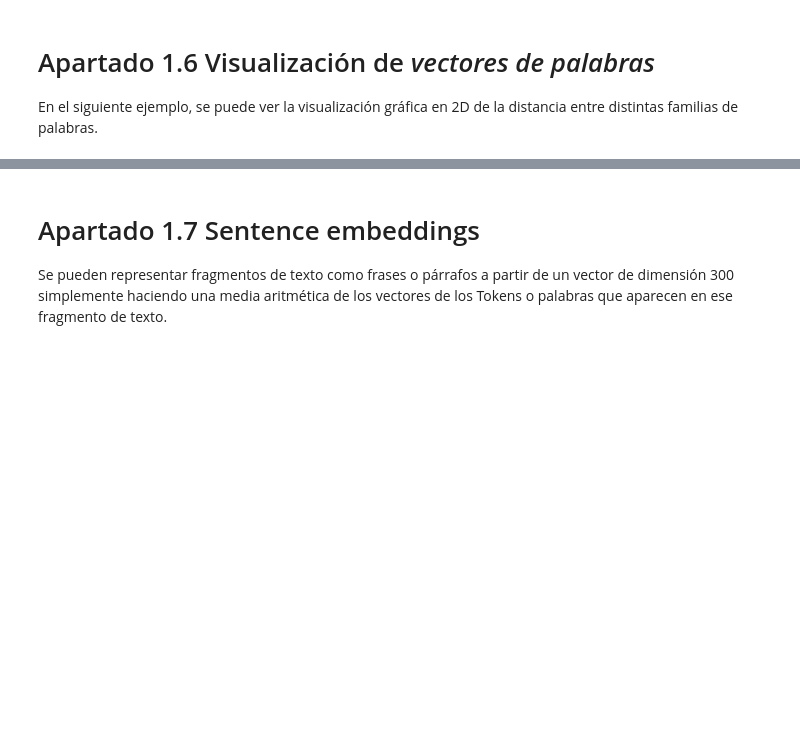
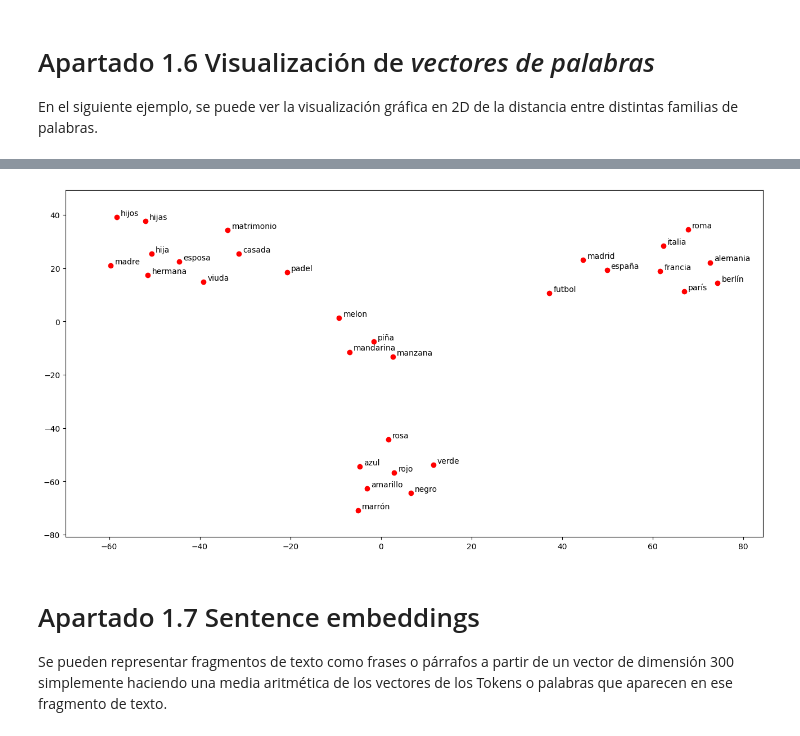
Before and after one commit to alvumu/TGINE, a Jupyter notebook: 5_1_Word_embeddings_con_gensim_y_fasttext.ipynb, the cells around one changed output, grey strips where cells are left out. Drawn from its saved outputs; the diff is of its cells as text; code cells hidden in the pictures; blank space fills up the shorter version.

```diff
--- a/5_1_Word_embeddings_con_gensim_y_fasttext.ipynb
+++ b/5_1_Word_embeddings_con_gensim_y_fasttext.ipynb
@@ -177,9 +291,11 @@ def display_wordlist(model, wordlist):
 # %%
 # Visualizamos algunas palabras
-display_wordlist(glove_gensim_model, ['judo', 'karate','baloncesto','tenis','futbol','padel',
+display_wordlist(glove_gensim_model, ['manzana', 'piña','melon','mandarina','futbol','padel',
                                       'hija','esposa','hijos','madre','hermana','hijas','matrimonio','viuda', 'casada',
                                       'españa','madrid','francia','parís','italia','roma','alemania','berlín',
                                       'azul','verde','rosa','amarillo','rojo','marrón','negro'])
+# %% [output]
+[figure, added]
 # %% [markdown]
 # Apartado 1.7 Sentence embeddings
 
```
Also changed, not shown: parts of 21 cells of this notebook.
